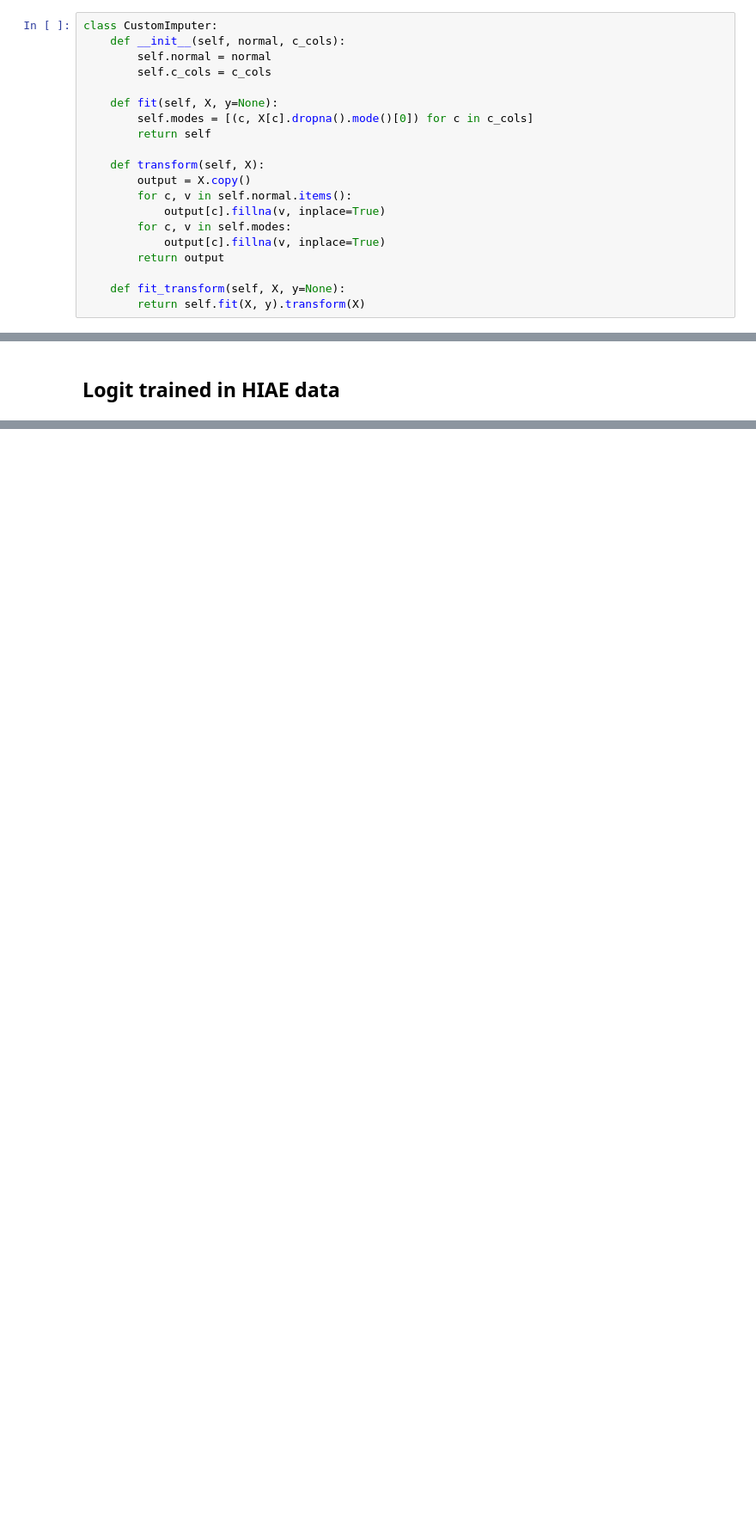
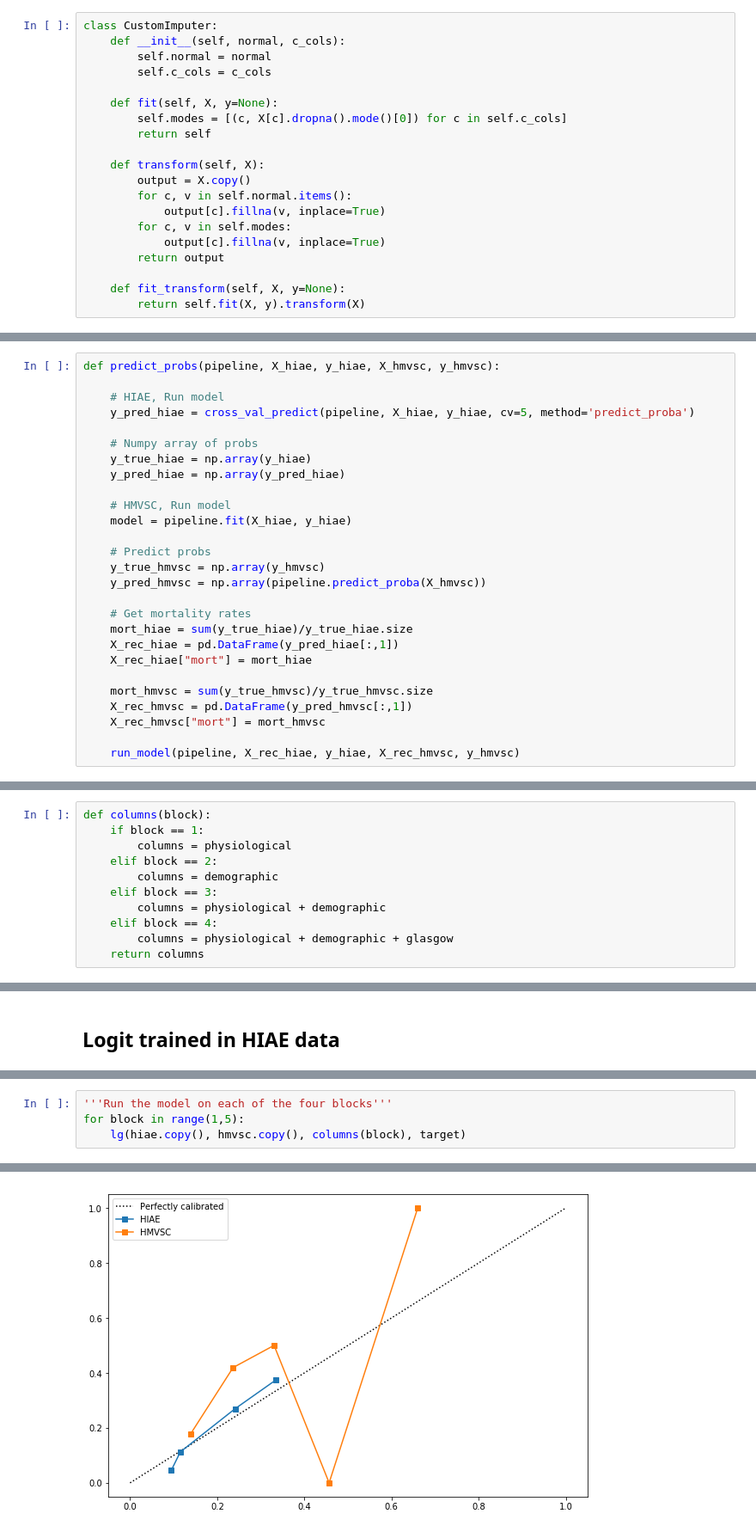
Before and after one commit to deliberato/mortality_prediction, a Jupyter notebook: analysis.ipynb, the cells around one changed output, grey strips where cells are left out. Shown at 86% size. Drawn from its saved outputs; the diff is of its cells as text; blank space fills up the shorter version.

```diff
--- a/analysis.ipynb
+++ b/analysis.ipynb
@@ -87,7 +89,7 @@ class CustomImputer:
         self.c_cols = c_cols
 
     def fit(self, X, y=None):
-        self.modes = [(c, X[c].dropna().mode()[0]) for c in c_cols]
+        self.modes = [(c, X[c].dropna().mode()[0]) for c in self.c_cols]
         return self
 
     def transform(self, X):
@@ -171,0 +178,27 @@ n_cols = ["age", "lowest_systolic_blood_pressure1h",
+# %%
+def predict_probs(pipeline, X_hiae, y_hiae, X_hmvsc, y_hmvsc):
+
+    # HIAE, Run model
+    y_pred_hiae = cross_val_predict(pipeline, X_hiae, y_hiae, cv=5, method='predict_proba')
+
+    # Numpy array of probs
+    y_true_hiae = np.array(y_hiae)
+    y_pred_hiae = np.array(y_pred_hiae)
+
+    # HMVSC, Run model
+    model = pipeline.fit(X_hiae, y_hiae)
+
+    # Predict probs
+    y_true_hmvsc = np.array(y_hmvsc)
+    y_pred_hmvsc = np.array(pipeline.predict_proba(X_hmvsc))
+
+    # Get mortality rates
+    mort_hiae = sum(y_true_hiae)/y_true_hiae.size
+    X_rec_hiae = pd.DataFrame(y_pred_hiae[:,1])
+    X_rec_hiae["mort"] = mort_hiae
+
+    mort_hmvsc = sum(y_true_hmvsc)/y_true_hmvsc.size
+    X_rec_hmvsc = pd.DataFrame(y_pred_hmvsc[:,1])
+    X_rec_hmvsc["mort"] = mort_hmvsc
+
+    run_model(pipeline, X_rec_hiae, y_hiae, X_rec_hmvsc, y_hmvsc)
@@ -171,0 +273,11 @@ n_cols = ["age", "lowest_systolic_blood_pressure1h",
+# %%
+def columns(block):
+    if block == 1:
+        columns = physiological
+    elif block == 2:
+        columns = demographic
+    elif block == 3:
+        columns = physiological + demographic
+    elif block == 4:
+        columns = physiological + demographic + glasgow
+    return columns
@@ -264,0 +332,5 @@ plt.show()
+# %%
+'''Run the model on each of the four blocks'''
+for block in range(1,5):
+    lg(hiae.copy(), hmvsc.copy(), columns(block), target)
+# %% [output]
@@ -264,0 +343 @@ plt.show()
+[figure, added]
```
Also changed, not shown: parts of 21 cells of this notebook.
